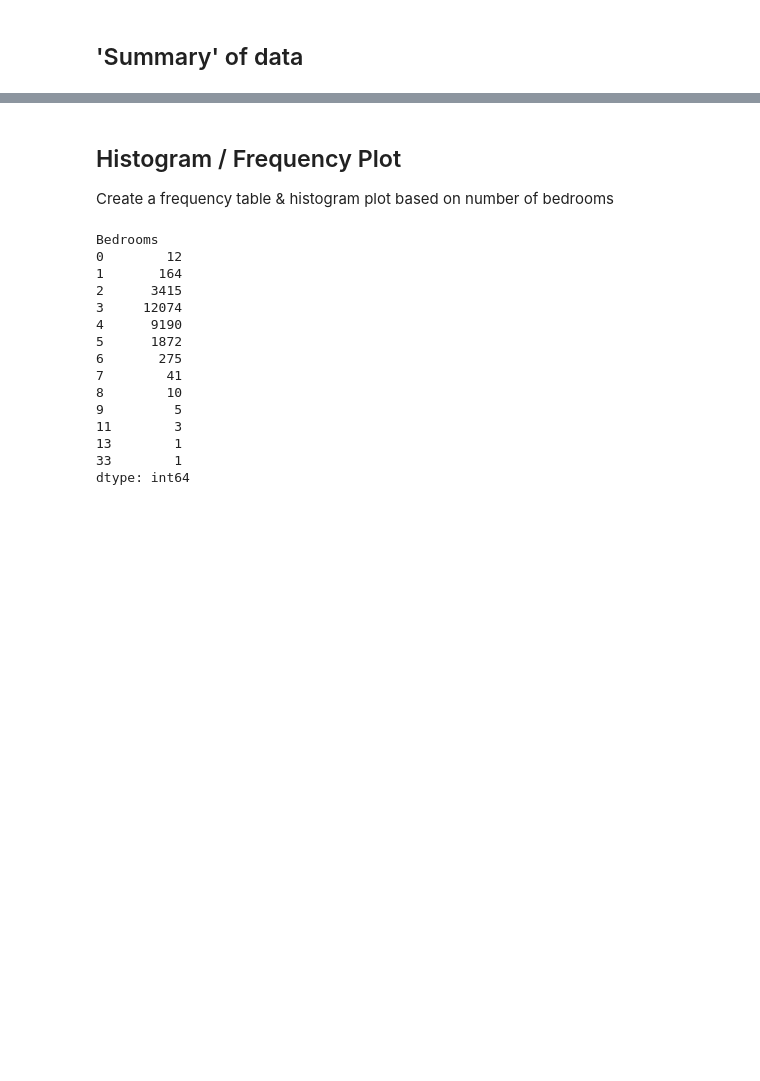
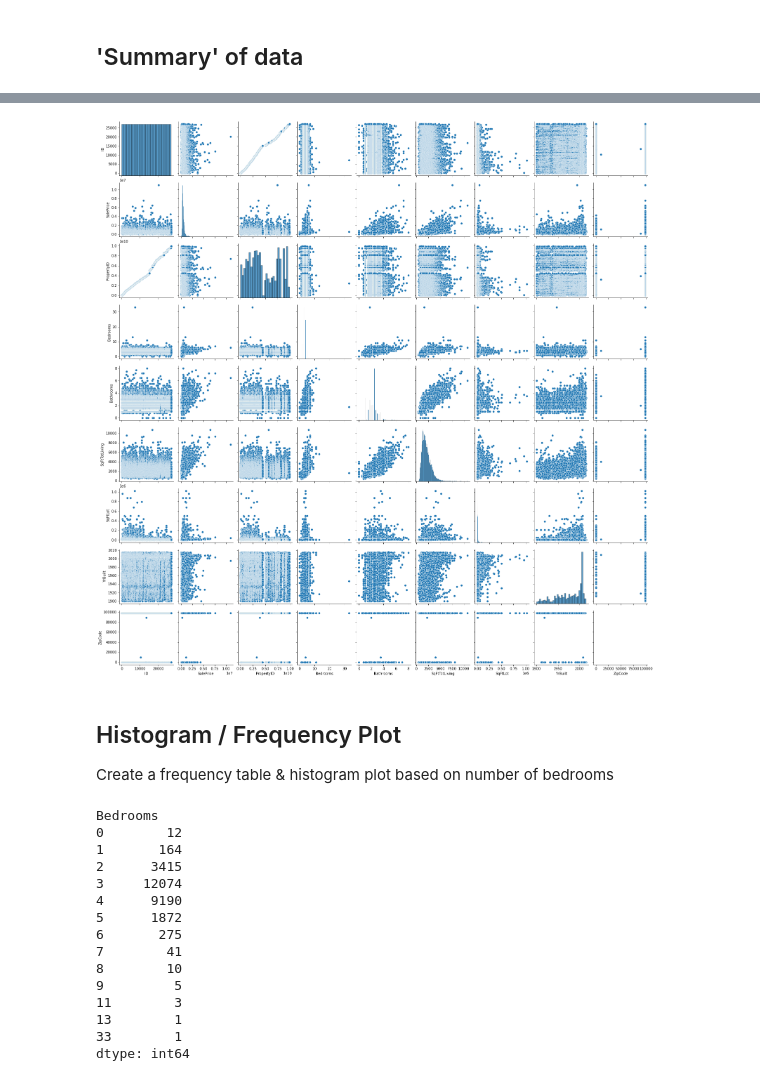
Before and after one commit to elephantscale/python-labs-solutions, a Jupyter notebook: exploration/3-visualize-house-sales.ipynb, the cells around one changed output, grey strips where cells are left out. Saved outputs shown, nothing was run; the diff lists cells and outputs as text; code cells hidden in the pictures; blank space fills up the shorter version.

```diff
--- a/exploration/3-visualize-house-sales.ipynb
+++ b/exploration/3-visualize-house-sales.ipynb
@@ -13,11 +12,15 @@ import os
 # %% [markdown]
 ## Read and Display data
 # %%
+import os
+import urllib.request
+
 data_location = "../data/house-prices/house-sales-simplified.csv"
+data_url =  'https://elephantscale-public.s3.amazonaws.com/data/house-prices/house-sales-simplified.csv'
 if not os.path.exists (data_location):
-    data_location =  'https://elephantscale-public.s3.amazonaws.com/data/house-prices/house-sales-simplified.csv'
-print('data_location:', data_location)
-
-house_prices = pd.read_csv(data_location)
-house_prices
+    data_location = 'house-sales-simplified.csv'
+    if not os.path.exists(data_location):
+        urllib.request.urlretrieve(data_url, data_location)
+        print ('Downloading : ', data_url)
+print('data_location :', data_location)
 # %% [output]
@@ -54,3 +67,8 @@ house_prices.describe()
+# %%
+sns.pairplot(house_prices)
+plt.show()
+# %% [output]
+[figure, added]
 # %% [markdown]
 ## Histogram / Frequency Plot
 Create a frequency table & histogram plot based on number of bedrooms
```
Also changed, not shown: parts of 7 cells of this notebook, 3 other files.
